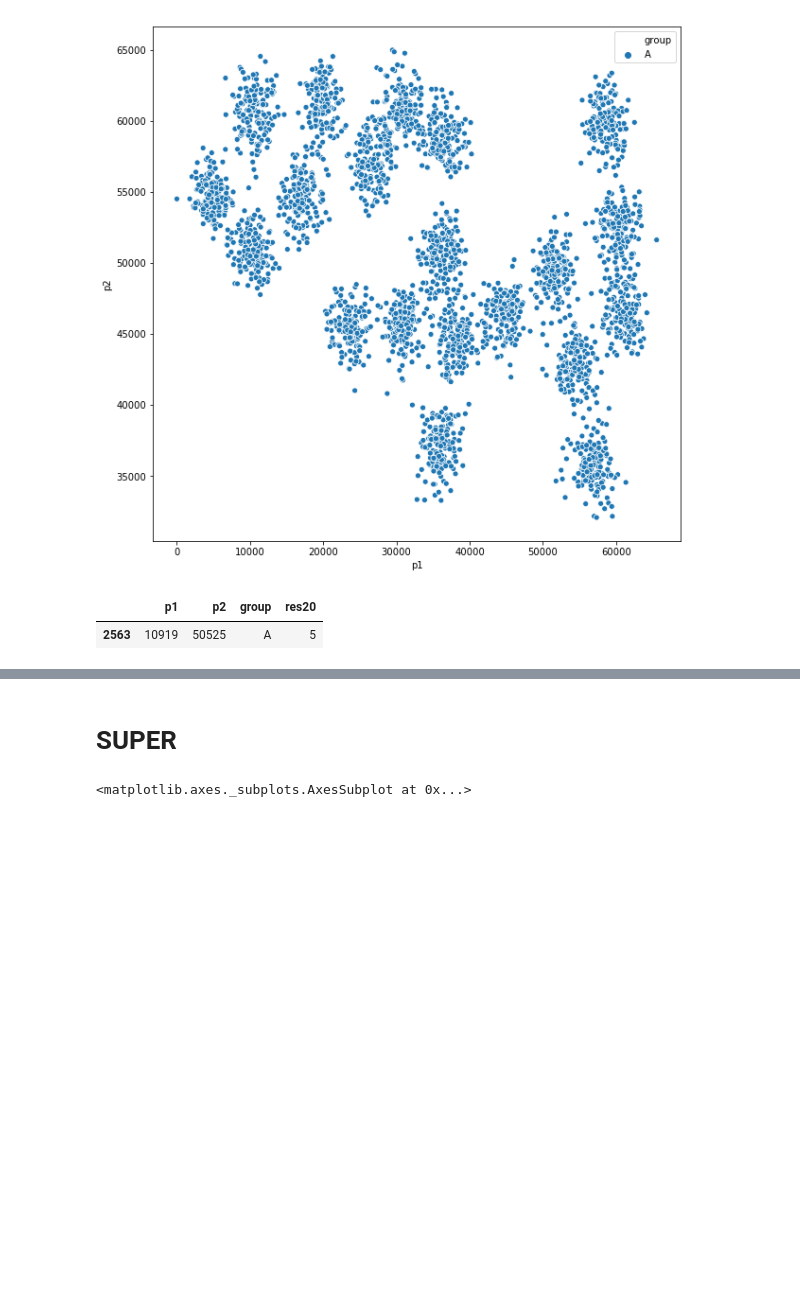
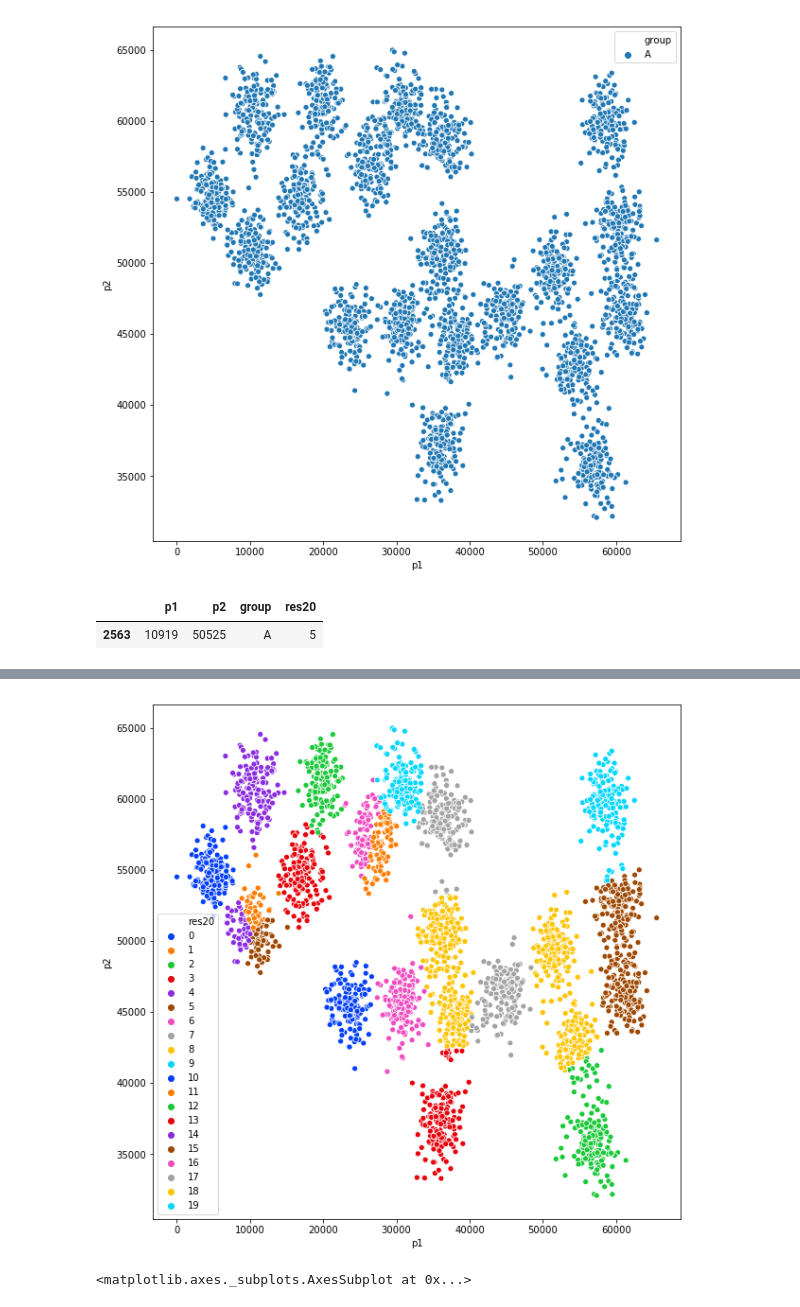
Before and after one commit to Jofemago/K-MEANS, a Jupyter notebook: analysis/integridadvalores.ipynb, the cells around one changed output, grey strips where cells are left out. Drawn from its saved outputs; the diff is of its cells as text; code cells hidden in the pictures; blank space fills up the shorter version.

```diff
--- a/analysis/integridadvalores.ipynb
+++ b/analysis/integridadvalores.ipynb
@@ -50,10 +50,10 @@ plt.figure(figsize=(10,10))
 sns.scatterplot(
     x="p1", y="p2",
     hue="res20",
-     palette=cmap,
+     #palette=cmap,
     data=valores,
     legend="full",
-    palette =sns.color_palette("bright", len(valores['res20'].unique())),
+    palette =sns.color_palette("bright", len(valores['res20_super'].unique()))
 
 )
 # %% [output]
@@ -61,5 +61,4 @@ SyntaxError: keyword argument repeated (<ipython-input-55-11ade8279070>, line 9)
+[figure, added]
-# %% [markdown]
-# SUPER
 # %%
 result20_2 = pd.read_csv(ruta + "resvalores2.csv")
 valores["res20_2"] = result20_2
```
Also changed, not shown: parts of 1 cell of this notebook, 2 other files.
